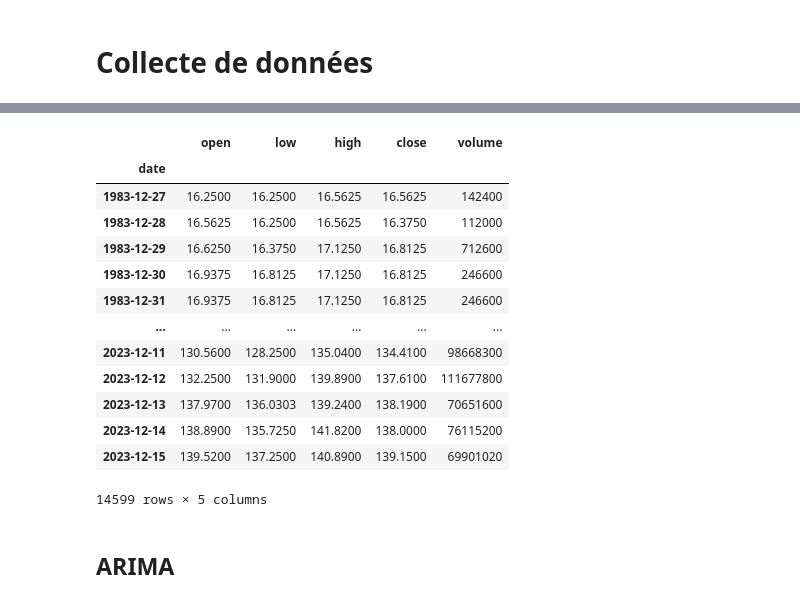
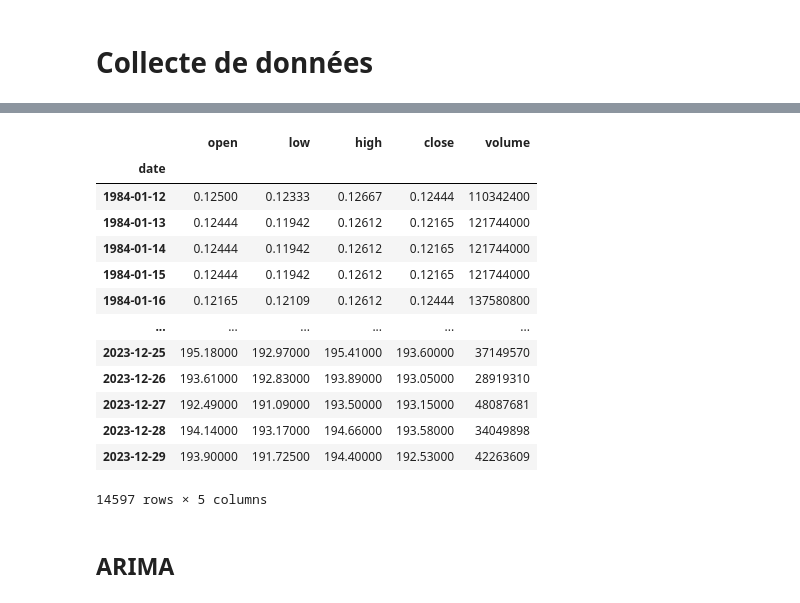
Before and after one commit to RAZMOKEUR/MoodMarket, a Jupyter notebook: back/backIA/price-prediction model/nb/model_build.ipynb, the cells around one changed output, grey strips where cells are left out. Saved outputs shown, nothing was run; the diff lists cells and outputs as text; code cells hidden in the pictures.

```diff
--- a/back/backIA/price-prediction model/nb/model_build.ipynb
+++ b/back/backIA/price-prediction model/nb/model_build.ipynb
@@ -5,7 +5,8 @@ from supabase import create_client, Client
 import pandas as pd
 import seaborn as sns
 import numpy as np
-
+import matplotlib.pyplot as plt
+%matplotlib inline
 
 url = "https://hmpdqidqpayqcernvdaq.supabase.co"
 key = "eyJhbGciOiJIUzI1NiIsInR5cCI6IkpXVCJ9.eyJpc3MiOiJzdXBhYmFzZSIsInJlZiI6ImhtcGRxaWRxcGF5cWNlcm52ZGFxIiwicm9sZSI6ImFub24iLCJpYXQiOjE3MDE3MDA2NzAsImV4cCI6MjAxNzI3NjY3MH0.YqzToMAFc0Xg_8N-H5lGSwLijx9XG4queVFgVrOT0r0"
@@ -14,12 +15,15 @@ key = "eyJhbGciOiJIUzI1NiIsInR5cCI6IkpXVCJ9.eyJpc3MiOiJzdXBhYmFzZSIsInJlZiI6Imht
 stockPriceSupabase: Client = create_client(url, key)
 
 def fetch_stock_price_history_from_supabase(table_name, columns="*"):
+    table_name = table_name.upper()
     response = stockPriceSupabase.table(table_name).select(columns).execute()
     df = pd.DataFrame(response.data)
     df['date'] = pd.to_datetime(df['date'], format='%d/%m/%Y')
     df.set_index('date', inplace=True)
     return df
 
-df = fetch_stock_price_history_from_supabase('AMD')
+stock_symbol = 'aapl'
+
+df = fetch_stock_price_history_from_supabase(stock_symbol)
 df
 # %% [output]
@@ -27,16 +31,16 @@ df
 |  | open | low | high | close | volume |
 | date |  |  |  |  |  |
-| 1983-12-27 | 16.2500 | 16.2500 | 16.5625 | 16.5625 | 142400 |
-| 1983-12-28 | 16.5625 | 16.2500 | 16.5625 | 16.3750 | 112000 |
-| 1983-12-29 | 16.6250 | 16.3750 | 17.1250 | 16.8125 | 712600 |
-| 1983-12-30 | 16.9375 | 16.8125 | 17.1250 | 16.8125 | 246600 |
-| 1983-12-31 | 16.9375 | 16.8125 | 17.1250 | 16.8125 | 246600 |
+| 1984-01-12 | 0.12500 | 0.12333 | 0.12667 | 0.12444 | 110342400 |
+| 1984-01-13 | 0.12444 | 0.11942 | 0.12612 | 0.12165 | 121744000 |
+| 1984-01-14 | 0.12444 | 0.11942 | 0.12612 | 0.12165 | 121744000 |
+| 1984-01-15 | 0.12444 | 0.11942 | 0.12612 | 0.12165 | 121744000 |
+| 1984-01-16 | 0.12165 | 0.12109 | 0.12612 | 0.12444 | 137580800 |
 | ... | ... | ... | ... | ... | ... |
-| 2023-12-11 | 130.5600 | 128.2500 | 135.0400 | 134.4100 | 98668300 |
-| 2023-12-12 | 132.2500 | 131.9000 | 139.8900 | 137.6100 | 111677800 |
-| 2023-12-13 | 137.9700 | 136.0303 | 139.2400 | 138.1900 | 70651600 |
-| 2023-12-14 | 138.8900 | 135.7250 | 141.8200 | 138.0000 | 76115200 |
-| 2023-12-15 | 139.5200 | 137.2500 | 140.8900 | 139.1500 | 69901020 |
+| 2023-12-25 | 195.18000 | 192.97000 | 195.41000 | 193.60000 | 37149570 |
+| 2023-12-26 | 193.61000 | 192.83000 | 193.89000 | 193.05000 | 28919310 |
+| 2023-12-27 | 192.49000 | 191.09000 | 193.50000 | 193.15000 | 48087681 |
+| 2023-12-28 | 194.14000 | 193.17000 | 194.66000 | 193.58000 | 34049898 |
+| 2023-12-29 | 193.90000 | 191.72500 | 194.40000 | 192.53000 | 42263609 |
-14599 rows × 5 columns
+14597 rows × 5 columns
 # %% [markdown]
 <h2> ARIMA </h2>
```
Also changed, not shown: parts of 30 cells of this notebook, 7 other files.
